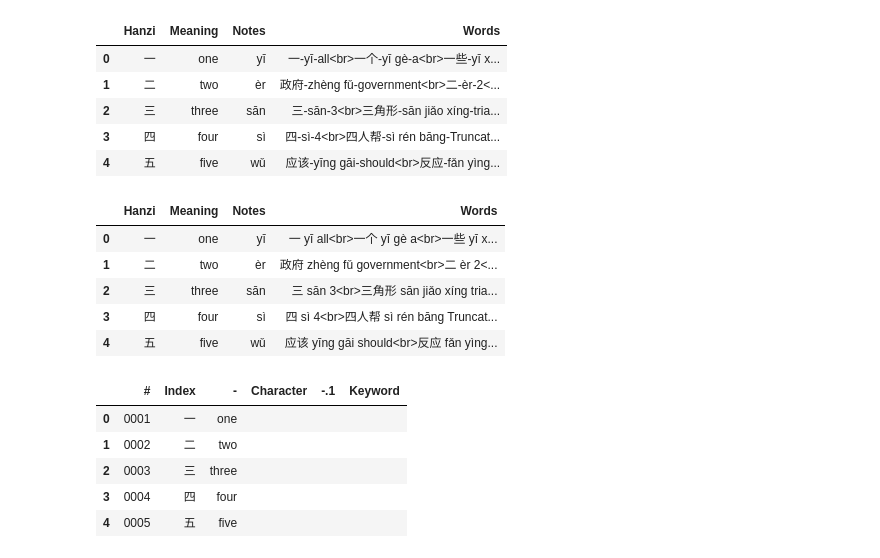
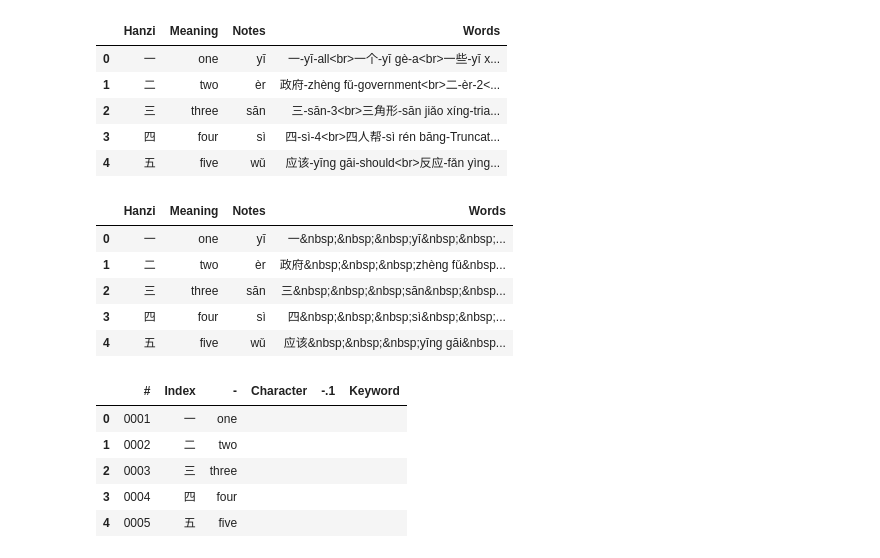
Before and after one commit to Tclack88/misc-analysis, a Jupyter notebook: mandarin_frequency_analysis/pinyin_conversion.ipynb, the cells around one changed output. Saved outputs shown, nothing was run; the diff lists cells and outputs as text; code cells hidden in the pictures.

Commit message:
Edited to add spaces for readability with html's &nbsp;

```diff
--- a/mandarin_frequency_analysis/pinyin_conversion.ipynb
+++ b/mandarin_frequency_analysis/pinyin_conversion.ipynb
@@ -352,16 +352,17 @@ base_data.head()
 | 4 | 五 | five | wǔ | 应该-yīng gāi-should<br>反应-fǎn yìng... |
 # %%
 def dash2space(x):
-  return x.replace('-', ' ')
+  #return x.replace('-', 3*'&nbsp;')
+  return re.sub('-', 3*'&nbsp;', x)
 base_data.Words = base_data.Words.fillna('').apply(dash2space)
 base_data.head()
 # %% [output]
 |  | Hanzi | Meaning | Notes | Words |
-| 0 | 一 | one | yī | 一 yī all<br>一个 yī gè a<br>一些 yī x... |
-| 1 | 二 | two | èr | 政府 zhèng fǔ government<br>二 èr 2<... |
-| 2 | 三 | three | sān | 三 sān 3<br>三角形 sān jiǎo xíng tria... |
-| 3 | 四 | four | sì | 四 sì 4<br>四人帮 sì rén bāng Truncat... |
-| 4 | 五 | five | wǔ | 应该 yīng gāi should<br>反应 fǎn yìng... |
+| 0 | 一 | one | yī | 一&nbsp;&nbsp;&nbsp;yī&nbsp;&nbsp;... |
+| 1 | 二 | two | èr | 政府&nbsp;&nbsp;&nbsp;zhèng fǔ&nbsp... |
+| 2 | 三 | three | sān | 三&nbsp;&nbsp;&nbsp;sān&nbsp;&nbsp... |
+| 3 | 四 | four | sì | 四&nbsp;&nbsp;&nbsp;sì&nbsp;&nbsp;... |
+| 4 | 五 | five | wǔ | 应该&nbsp;&nbsp;&nbsp;yīng gāi&nbsp... |
 # %%
 base_data.to_csv('heisig1', header=False, index=False)
 # %%
```
